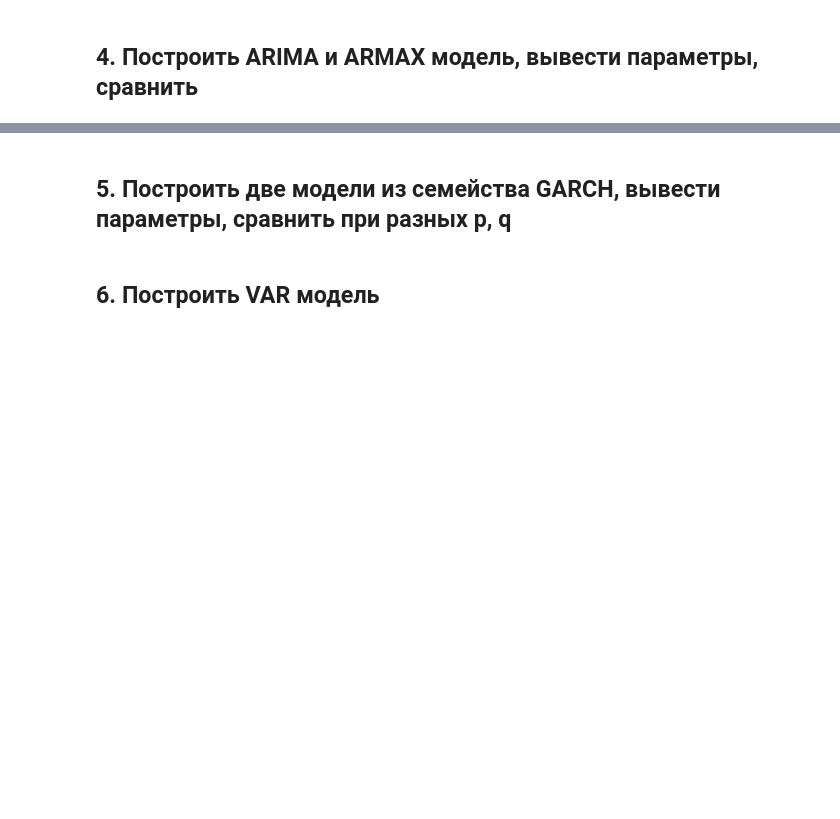
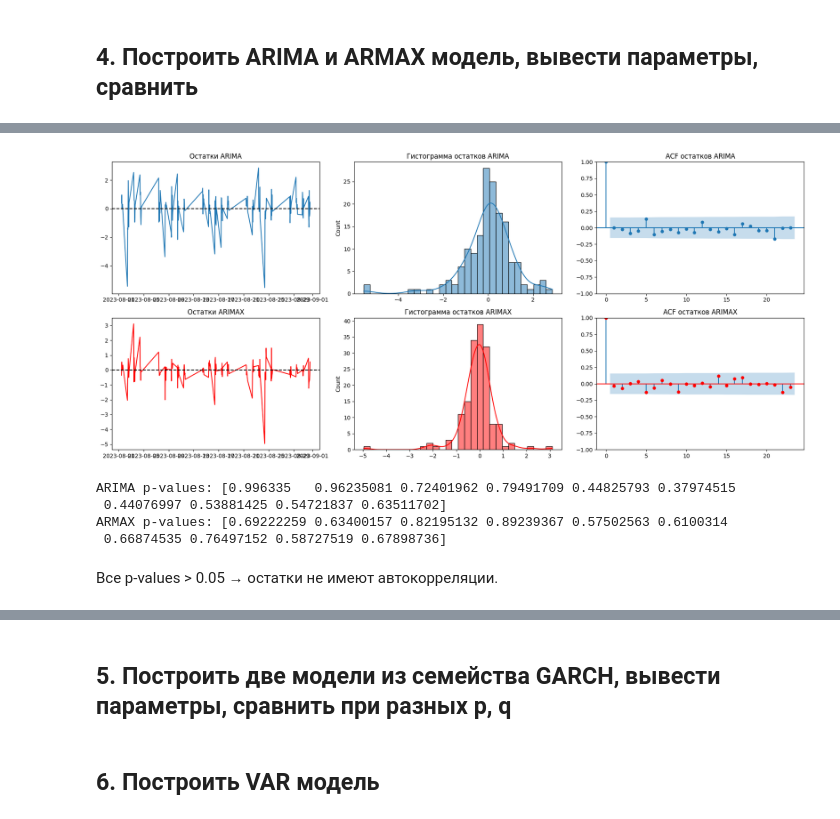
Before and after one commit to goralex02/time-series-project, a Jupyter notebook: stock_price_prediction.ipynb, the cells around one changed output, grey strips where cells are left out. Cells and saved outputs as stored; diff of their text form; code cells hidden in the pictures; blank space fills up the shorter version.

```diff
--- a/stock_price_prediction.ipynb
+++ b/stock_price_prediction.ipynb
@@ -330,0 +407,12 @@ AMD        mean   mean_se  mean_ci_lower  mean_ci_upper
+# %%
+from statsmodels.tsa.statespace.sarimax import SARIMAX
+
+# Берем регрессоры
+exog = data_diff[['INTC', 'NVDA']]
+
+# Строим ARIMAX модель
+model_arimax = SARIMAX(data_diff['AMD'], exog=exog, order=(1, 0, 1))
+result_arimax = model_arimax.fit()
+
+# Сводка модели
+print(result_arimax.summary())
@@ -330,0 +466,56 @@ AMD        mean   mean_se  mean_ci_lower  mean_ci_upper
+# %%
+import seaborn as sns
+import statsmodels.api as sm
+# Получаем остатки модели
+residuals_arima = result_arima.resid
+residuals_arimax = result_arimax.resid
+
+fig, axes = plt.subplots(2, 3, figsize=(18, 8))
+
+# 1. Временной ряд остатков ARIMA
+axes[0, 0].plot(residuals_arima, label="Остатки ARIMA")
+axes[0, 0].axhline(0, linestyle="--", color="black")
+axes[0, 0].set_title("Остатки ARIMA")
+
+# 2. Гистограмма остатков ARIMA
+sns.histplot(residuals_arima, bins=30, kde=True, ax=axes[0, 1])
+axes[0, 1].set_title("Гистограмма остатков ARIMA")
+
+# 3. ACF остатков ARIMA
+sm.graphics.tsa.plot_acf(residuals_arima, ax=axes[0, 2])
+axes[0, 2].set_title("ACF остатков ARIMA")
+
+# 4. Временной ряд остатков ARIMAX
+axes[1, 0].plot(residuals_arimax, label="Остатки ARIMAX", color="red")
+axes[1, 0].axhline(0, linestyle="--", color="black")
+axes[1, 0].set_title("Остатки ARIMAX")
+
+# 5. Гистограмма остатков ARIMAX
+sns.histplot(residuals_arimax, bins=30, kde=True, ax=axes[1, 1], color="red")
+axes[1, 1].set_title("Гистограмма остатков ARIMAX")
+
+# 6. ACF остатков ARIMAX
+sm.graphics.tsa.plot_acf(residuals_arimax, ax=axes[1, 2], color='red')
+axes[1, 2].set_title("ACF остатков ARIMAX")
+
+plt.tight_layout()
+plt.show()
+# %% [output]
+[figure, added]
+# %%
+from statsmodels.stats.diagnostic import acorr_ljungbox
+
+# Для ARIMA
+lb_test_arima = acorr_ljungbox(residuals_arima, lags=10)
+print("ARIMA p-values:", lb_test_arima.iloc[:, 1].values)
+
+# Для ARMAX
+lb_test_armax = acorr_ljungbox(residuals_arimax, lags=10)
+print("ARMAX p-values:", lb_test_armax.iloc[:, 1].values)
+# %% [output]
+ARIMA p-values: [0.996335   0.96235081 0.72401962 0.79491709 0.44825793 0.37974515
+ 0.44076997 0.53881425 0.54721837 0.63511702]
+ARMAX p-values: [0.69222259 0.63400157 0.82195132 0.89239367 0.57502563 0.6100314
+ 0.66874535 0.76497152 0.58727519 0.67898736]
+# %% [markdown]
+ Все p-values > 0.05 → остатки не имеют автокорреляции.
```
Also changed, not shown: parts of 31 cells of this notebook.
